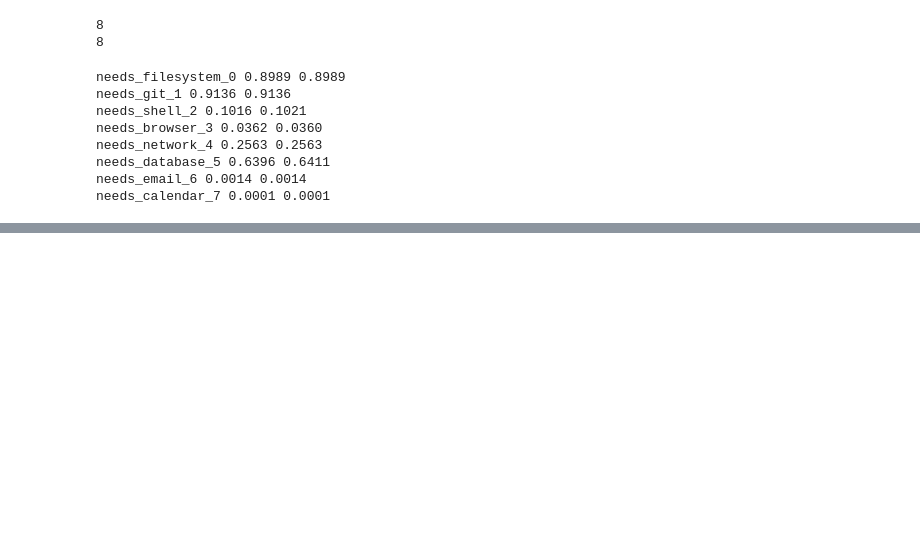
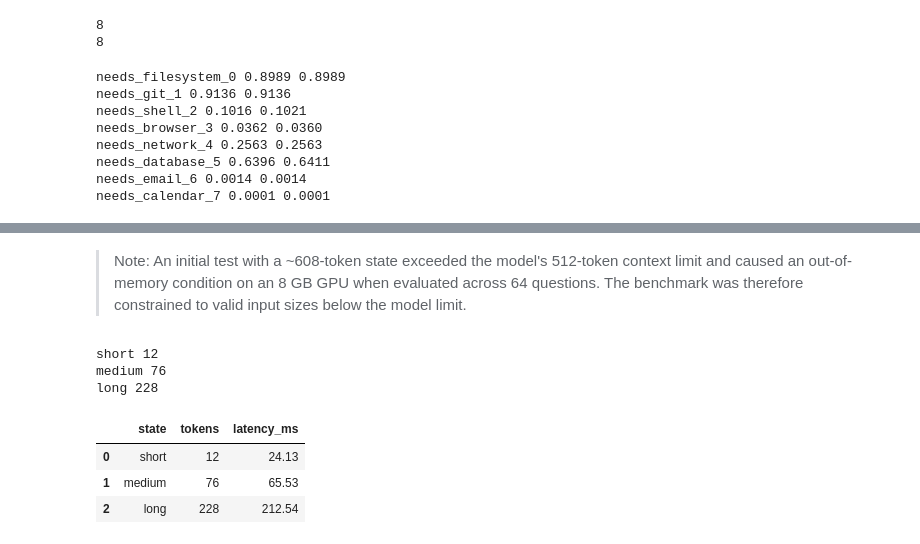
Before and after one commit to mebusila/parallel-decider, a Jupyter notebook: notebooks/02_sequential_vs_batched.ipynb, the cells around one changed output, grey strips where cells are left out. Cells and saved outputs as stored; diff of their text form; code cells hidden in the pictures; blank space fills up the shorter version.

```diff
--- a/notebooks/02_sequential_vs_batched.ipynb
+++ b/notebooks/02_sequential_vs_batched.ipynb
@@ -364,0 +454,10 @@ to investigate later.
+# %%
+medium_state = """
+Inspect the repository and identify which commit introduced the login bug.
+Run the relevant tests, inspect the authentication code, compare the current
+implementation with the project documentation, and explain the likely cause.
+
+Pay attention to recent changes involving session handling, token validation,
+database access, and error handling. Determine whether the failure is caused
+by application logic, configuration, test setup, or an external dependency.
+"""
@@ -364,0 +466,59 @@ to investigate later.
+# %% [markdown]
+> Note: An initial test with a ~608-token state exceeded the model's 512-token context limit and caused an out-of-memory condition on an 8 GB GPU when evaluated across 64 questions. The benchmark was therefore constrained to valid input sizes below the model limit.
+# %%
+def token_count(text: str) -> int:
+    encoded = backend.tokenizer(
+        text,
+        add_special_tokens=False,
+    )
+
+    return len(encoded["input_ids"])
+
+
+for name, value in [
+    ("short", short_state),
+    ("medium", medium_state),
+    ("long", long_state),
+]:
+    print(name, token_count(value))
+# %% [output]
+short 12
+medium 76
+long 228
+# %%
+questions = make_questions(64)
+
+state_length_results = []
+
+for name, benchmark_state in [
+    ("short", short_state),
+    ("medium", medium_state),
+    ("long", long_state),
+]:
+    latency_ms = measure_ms(
+        run_batched,
+        backend,
+        benchmark_state,
+        questions,
+    )
+
+    tokens = token_count(benchmark_state)
+
+    state_length_results.append(
+        {
+            "state": name,
+            "tokens": tokens,
+            "latency_ms": latency_ms,
+        }
+    )
+# %%
+state_df = pd.DataFrame(state_length_results)
+
+state_df["latency_ms"] = state_df["latency_ms"].round(2)
+
+state_df
+# %% [output]
+|  | state | tokens | latency_ms |
+| 0 | short | 12 | 24.13 |
+| 1 | medium | 76 | 65.53 |
+| 2 | long | 228 | 212.54 |
```
Also changed, not shown: parts of 13 cells of this notebook.
